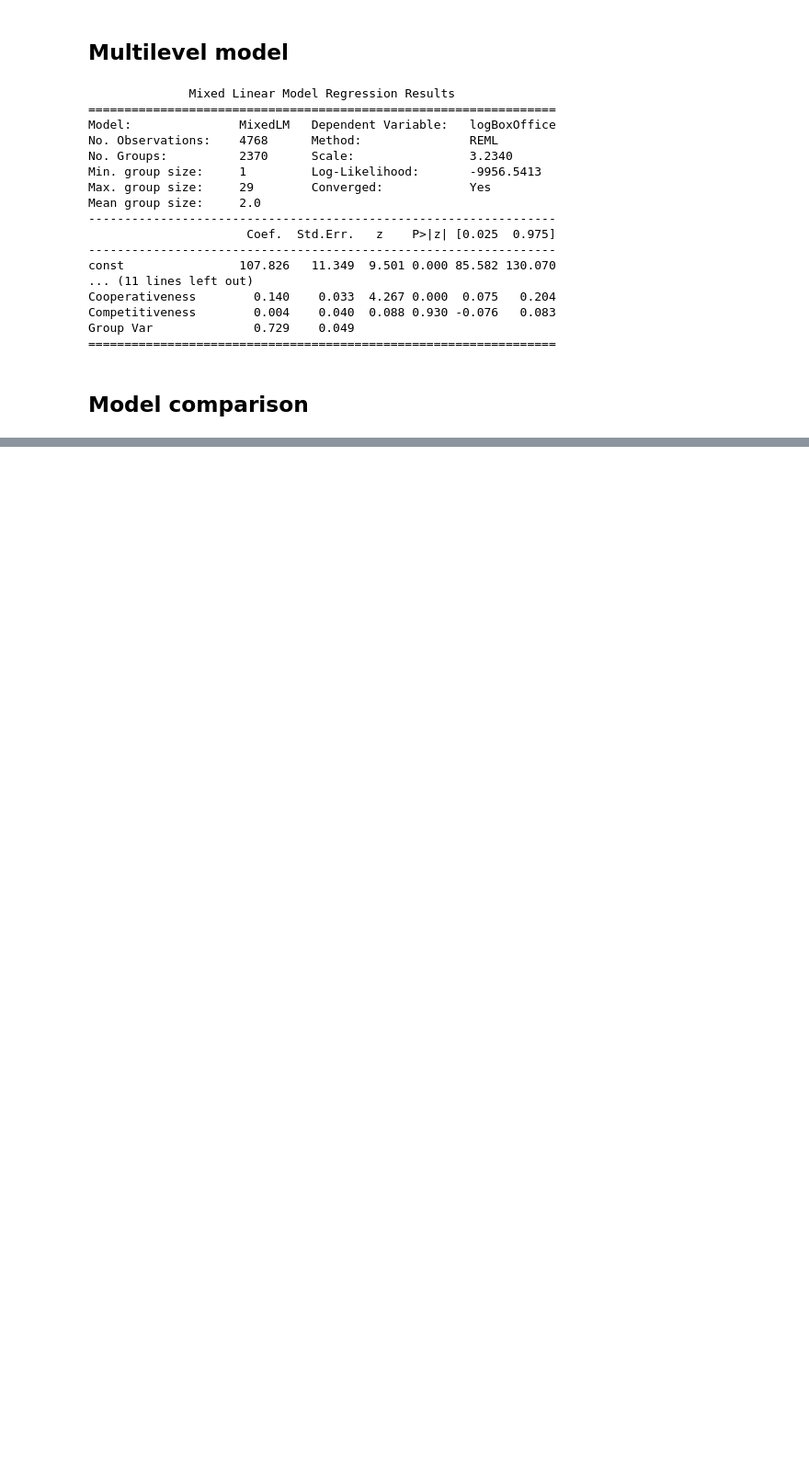
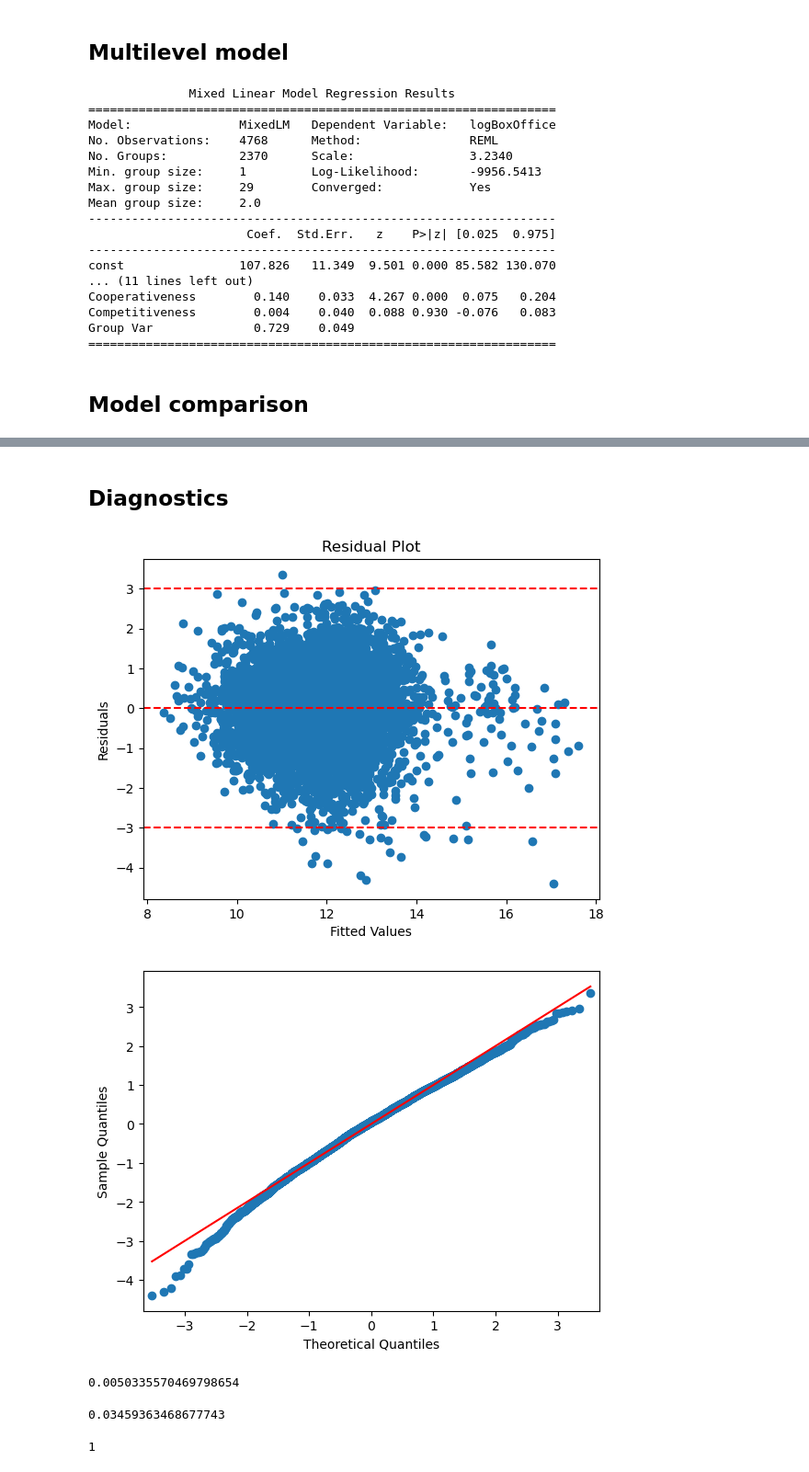
Before and after one commit to felbuch/movie_success_and_foreign_policy, a Jupyter notebook: 20-code/Multilevel Regression Models.ipynb, the cells around one changed output, grey strips where cells are left out. Shown at 92% size. Saved outputs shown, nothing was run; the diff lists cells and outputs as text; code cells hidden in the pictures; blank space fills up the shorter version.

Commit message:
Add code for model diagnostics

```diff
--- a/20-code/Multilevel Regression Models.ipynb
+++ b/20-code/Multilevel Regression Models.ipynb
@@ -209,3 +210,28 @@ stargazer
 | F Statistic | 252.238*** (df=1; 4766) | 138.074*** (df=11; 4756) | 118.803*** (df=13; 4754) |  |
 |  |  |  |  |  |
 | Note: | *p<0.1; **p<0.05; ***p<0.01 |  |  |  |
+# %% [markdown]
+## Diagnostics
+# %%
+model=ols_2
+
+# Extract residuals and fitted values
+Zres = model.resid/model.resid.std()
+yhat = model.fittedvalues
+
+# Plot residuals
+plt.scatter(yhat, Zres)
+plt.axhline(y=Zres.mean(), c='red', linestyle='dashed')
+plt.axhline(y=-3, c='red', linestyle='dashed')
+plt.axhline(y=+3, c='red', linestyle='dashed')
+plt.xlabel("Fitted Values")
+plt.ylabel("Residuals")
+plt.title("Residual Plot")
+plt.show()
+
+# QQ plot for residuals
+sm.qqplot(Zres, line='s')
+plt.show()
+# %% [output]
+[figure, added]
+[figure, added]
@@ -211,0 +241,14 @@ stargazer
+# %%
+# residuals beyond 3 standard deviations
+(infl.standard_resid.abs() > 3).mean()
+# %% [output]
+0.0050335570469798654
+# %%
+#Cook's D
+infl.cooks_d.max()
+# %% [output]
+0.03459363468677743
+# %%
+(infl.cooks_d > np.sqrt(4/len(data))).sum()
+# %% [output]
+1
```
Also changed, not shown: parts of 8 cells of this notebook.
